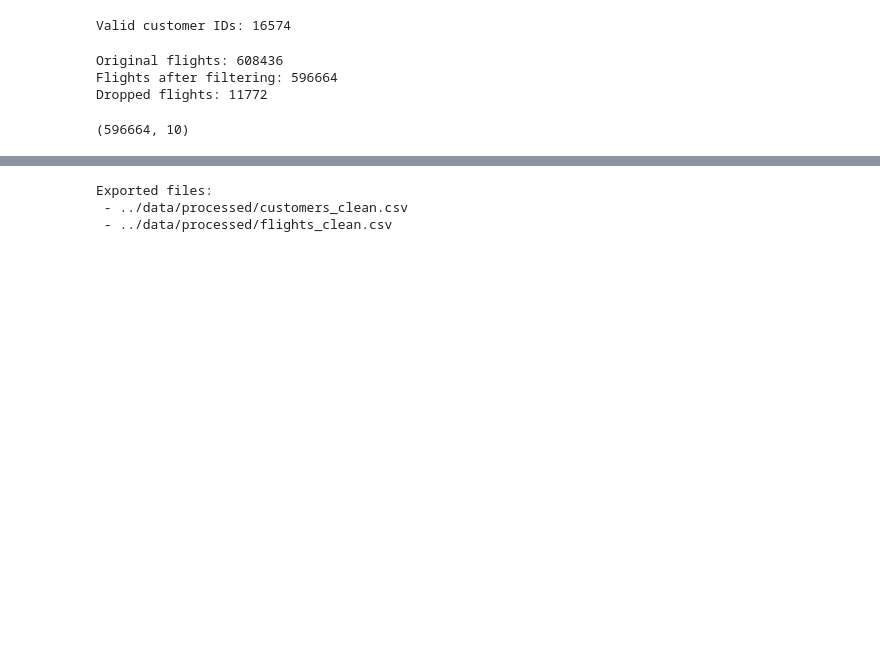
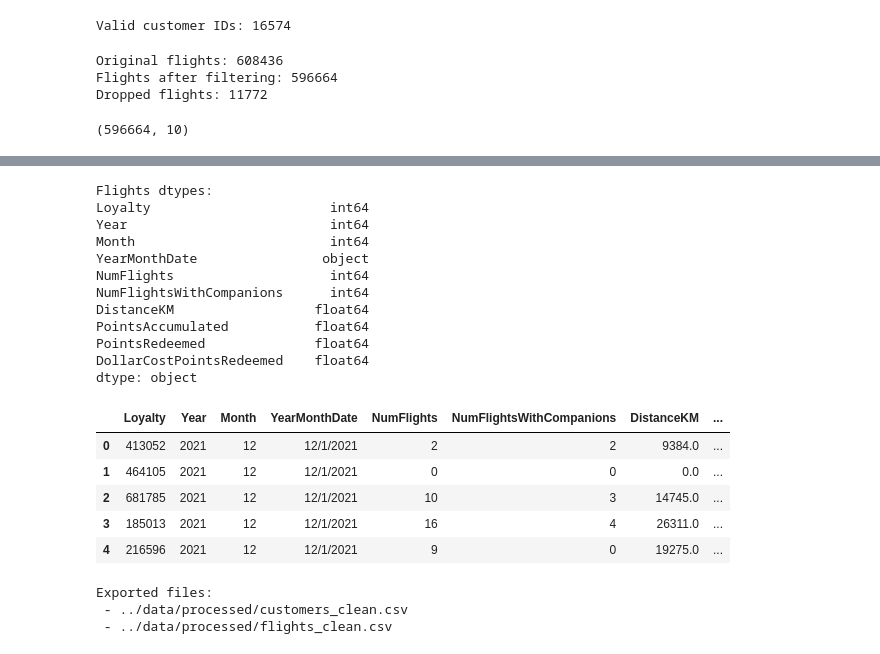
Before and after one commit to duartegomes11/DataMining2025---Project, a Jupyter notebook: notebooks/00_data_overview.ipynb, the cells around one changed output, grey strips where cells are left out. Drawn from its saved outputs; the diff is of its cells as text; code cells hidden in the pictures; blank space fills up the shorter version.

```diff
--- a/notebooks/00_data_overview.ipynb
+++ b/notebooks/00_data_overview.ipynb
@@ -551,3 +561,32 @@ flights.shape
+# %%
+# Convert NumFlights and NumFlightsWithCompanions to integer type
+flights["NumFlights"] = flights["NumFlights"].astype(int)
+flights["NumFlightsWithCompanions"] = flights["NumFlightsWithCompanions"].astype(int)
+
+# print the datatypes of flights
+print("Flights dtypes:")
+print(flights.dtypes)
+
+display(flights.head())
+# %% [output]
+Flights dtypes:
+Loyalty                       int64
+Year                          int64
+Month                         int64
+YearMonthDate                object
+NumFlights                    int64
+NumFlightsWithCompanions      int64
+DistanceKM                  float64
+PointsAccumulated           float64
+PointsRedeemed              float64
+DollarCostPointsRedeemed    float64
+dtype: object
+|  | Loyalty | Year | Month | YearMonthDate | NumFlights | NumFlightsWithCompanions | DistanceKM | ... |
+| 0 | 413052 | 2021 | 12 | 12/1/2021 | 2 | 2 | 9384.0 | ... |
+| 1 | 464105 | 2021 | 12 | 12/1/2021 | 0 | 0 | 0.0 | ... |
+| 2 | 681785 | 2021 | 12 | 12/1/2021 | 10 | 3 | 14745.0 | ... |
+| 3 | 185013 | 2021 | 12 | 12/1/2021 | 16 | 4 | 26311.0 | ... |
+| 4 | 216596 | 2021 | 12 | 12/1/2021 | 9 | 0 | 19275.0 | ... |
 # %%
 # define processed data directory
 processed_dir = Path("../data/processed")
```
Also changed, not shown: parts of 1 cell of this notebook, 8 other files.
